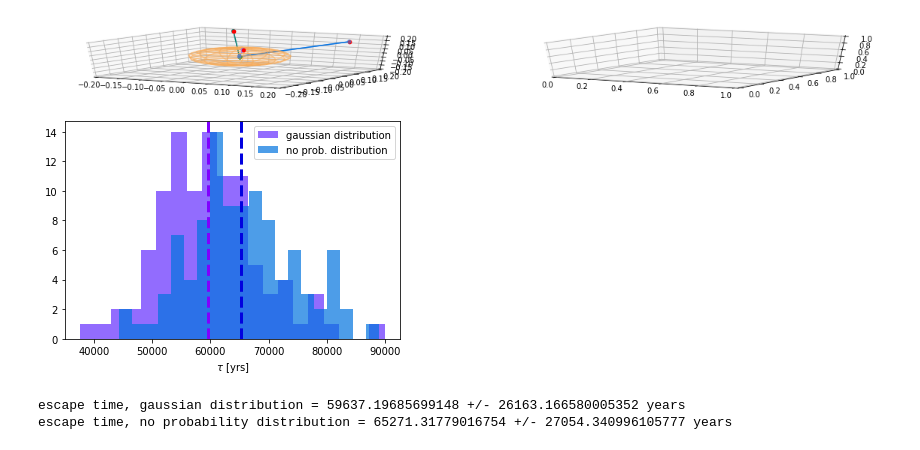
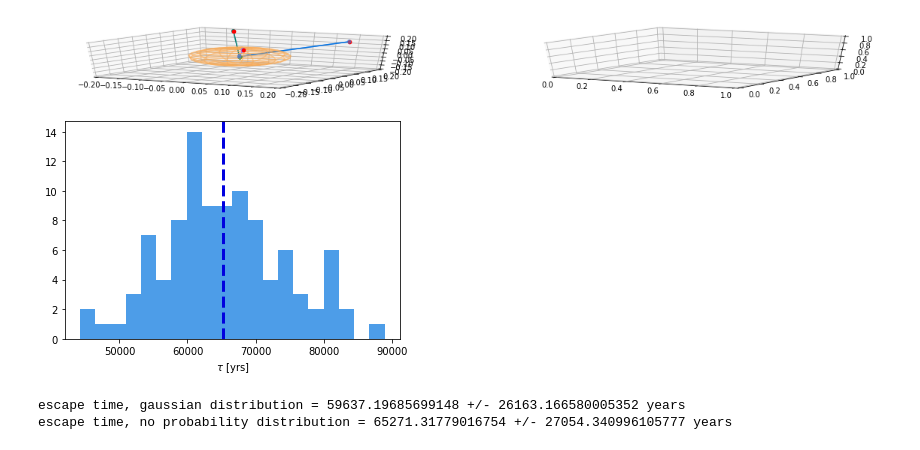
Before and after one commit to aash7871/PHYS-3210, a Jupyter notebook: Project/3D_walk.ipynb, the cells around one changed output. Saved outputs shown, nothing was run; the diff lists cells and outputs as text; code cells hidden in the pictures.

```diff
--- a/Project/3D_walk.ipynb
+++ b/Project/3D_walk.ipynb
@@ -423,17 +423,17 @@ file_non.close()
 # %%
 gaussian_distribution = np.genfromtxt('escape_times_gaussian.txt')
 non_gaussian_distribution = np.genfromtxt('escape_times_non.txt')
 
-plt.hist(gaussian_distribution, label = 'gaussian distribution', bins = 20, color = '#642EFE', alpha = 0.7)
+#plt.hist(gaussian_distribution, label = 'gaussian distribution', bins = 20, color = '#642EFE', alpha = 0.7)
 plt.hist(non_gaussian_distribution, label = 'no prob. distribution', bins = 20, color = '#0174DF', alpha = 0.7)
-plt.axvline(x = np.mean(gaussian_distribution), linestyle = 'dashed', color = '#8000FF', linewidth = 3)
+#plt.axvline(x = np.mean(gaussian_distribution), linestyle = 'dashed', color = '#8000FF', linewidth = 3)
 plt.axvline(x = np.mean(non_gaussian_distribution), linestyle = 'dashed', color = '#0101DF', linewidth = 3)
 plt.xlabel('$\\tau$ [yrs]')
-plt.legend()
-plt.savefig('escape_time_distribution_2.pdf')
+#plt.legend()
+plt.savefig('escape_time_distribution_1')
 plt.show()
 # %% [output]
-[figure, old version]
+[figure, new version]
 # %%
 print('escape time, gaussian distribution = {0} +/- {1} years'.format(np.mean(gaussian_distribution), 3*np.std(gaussian_distribution)))
 print('escape time, no probability distribution = {0} +/- {1} years'.format(np.mean(non_gaussian_distribution), 3*np.std(non_gaussian_distribution)))
```
Also changed, not shown: parts of 1 cell of this notebook, 9 other files.
